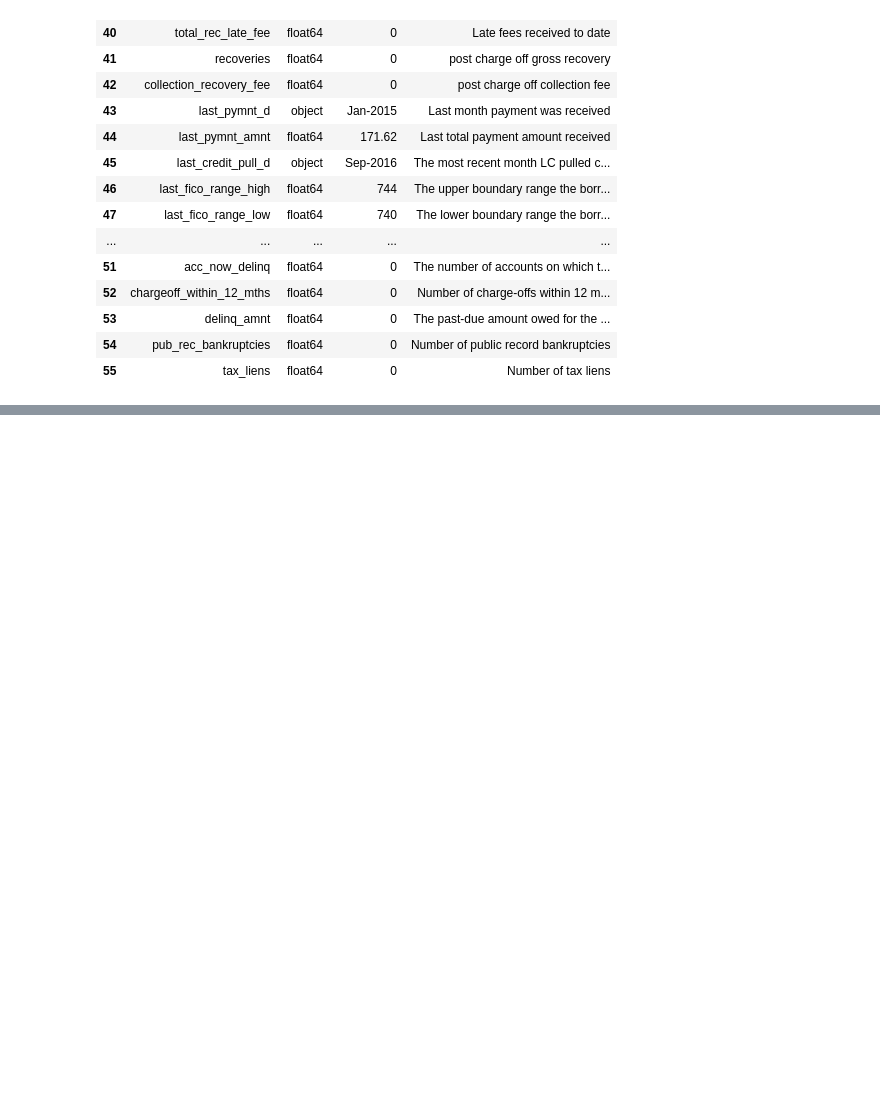
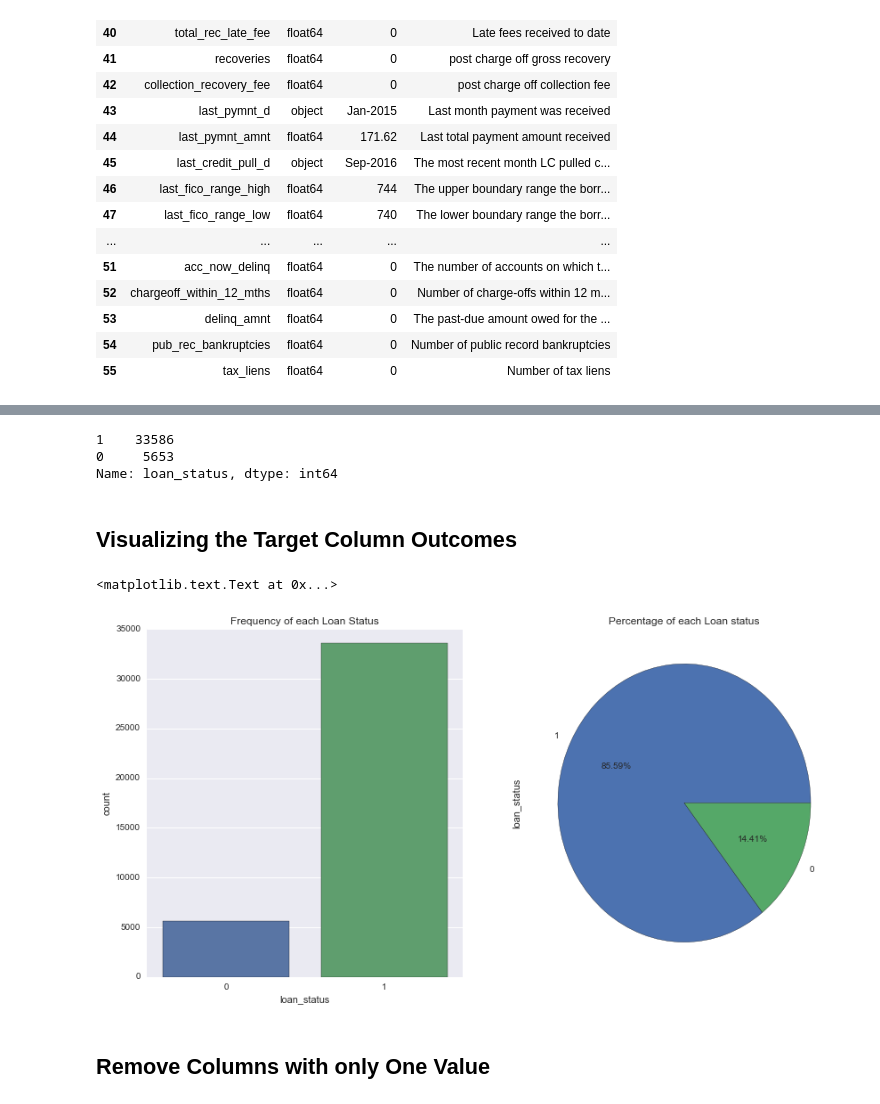
Before and after one commit to CanCeylan/ml-lending_club, a Jupyter notebook: loan_analysis.ipynb, the cells around one changed output, grey strips where cells are left out. Cells and saved outputs as stored; diff of their text form; code cells hidden in the pictures; blank space fills up the shorter version.

```diff
--- a/loan_analysis.ipynb
+++ b/loan_analysis.ipynb
@@ -151,0 +174,3 @@ loans_2007 = loans_2007.drop(drop_cols, axis=1)
+# %%
+loans_2007['fico_average'] = loans_2007[fico_columns].sum(axis=1)/2
+# loans_2007['fico_average'] = (loans_2007['fico_range_high'] + loans_2007['fico_range_low']) / 2
@@ -151,0 +187,4 @@ loans_2007 = loans_2007.drop(drop_cols, axis=1)
+# %%
+drop_cols = ['fico_range_low','fico_range_high','last_fico_range_low','last_fico_range_high']
+loans_2007 = loans_2007.drop(drop_cols, axis=1)
+loans_2007.shape
@@ -151,0 +246,6 @@ loans_2007 = loans_2007.drop(drop_cols, axis=1)
+# %%
+loans_2007 = loans_2007[(loans_2007['loan_status'] == 'Fully Paid') | (loans_2007['loan_status'] == 'Charged Off')]
+
+mapping_dict = {'loan_status':{'Fully Paid': 1, 'Charged Off': 0}}
+loans_2007 = loans_2007.replace(mapping_dict)
+loans_2007.head()
@@ -151,0 +259,19 @@ loans_2007 = loans_2007.drop(drop_cols, axis=1)
+# %%
+loans_2007['loan_status'].value_counts()
+# %% [output]
+1    33586
+0     5653
+Name: loan_status, dtype: int64
+# %% [markdown]
+## Visualizing the Target Column Outcomes
+# %%
+fig, axs = plt.subplots(1,2,figsize=(14,7))
+sns.countplot(x='loan_status',data=loans_2007,ax=axs[0])
+axs[0].set_title("Frequency of each Loan Status")
+loans_2007.loan_status.value_counts().plot(x=None,y=None, kind='pie', ax=axs[1],autopct='%1.2f%%')
+axs[1].set_title("Percentage of each Loan status")
+# %% [output]
+<matplotlib.text.Text at 0x...>
+[figure, added]
+# %% [markdown]
+## Remove Columns with only One Value
```
Also changed, not shown: parts of 51 cells of this notebook, 3 other files.
